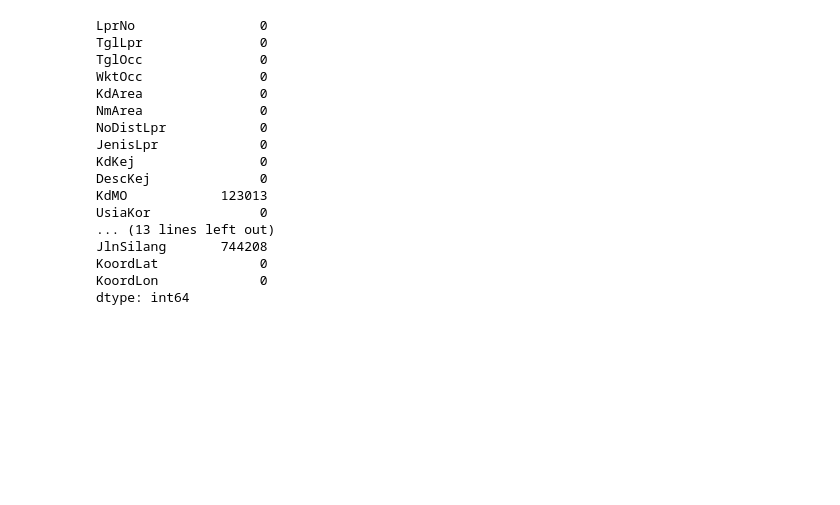
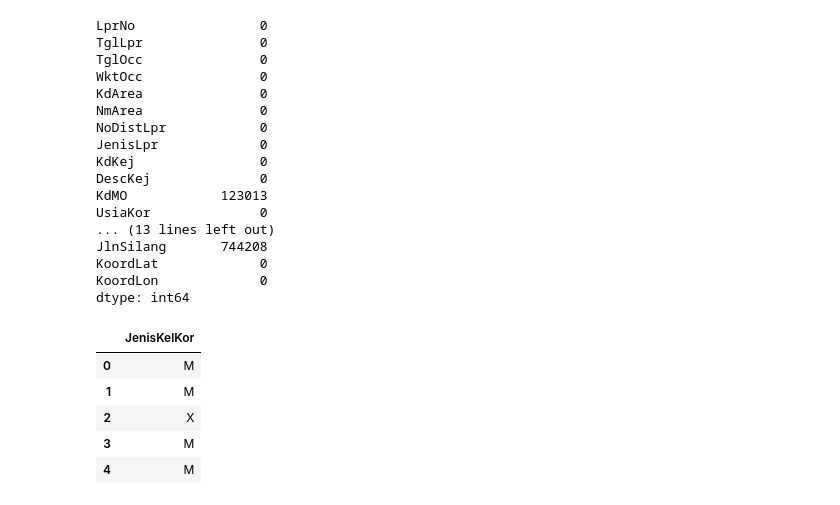
Before and after one commit to RIFF7/capstone-project, a Jupyter notebook: capstone_project_crime.ipynb, the cells around one changed output. Cells and saved outputs as stored; diff of their text form; code cells hidden in the pictures; blank space fills up the shorter version.

```diff
--- a/capstone_project_crime.ipynb
+++ b/capstone_project_crime.ipynb
@@ -165,3 +165,12 @@ JlnSilang       744208
 KoordLat             0
 KoordLon             0
 dtype: int64
+# %%
+pd.DataFrame(data_crime['JenisKelKor']).head()
+# %% [output]
+|  | JenisKelKor |
+| 0 | M |
+| 1 | M |
+| 2 | X |
+| 3 | M |
+| 4 | M |
```
Also changed, not shown: parts of 10 cells of this notebook.
